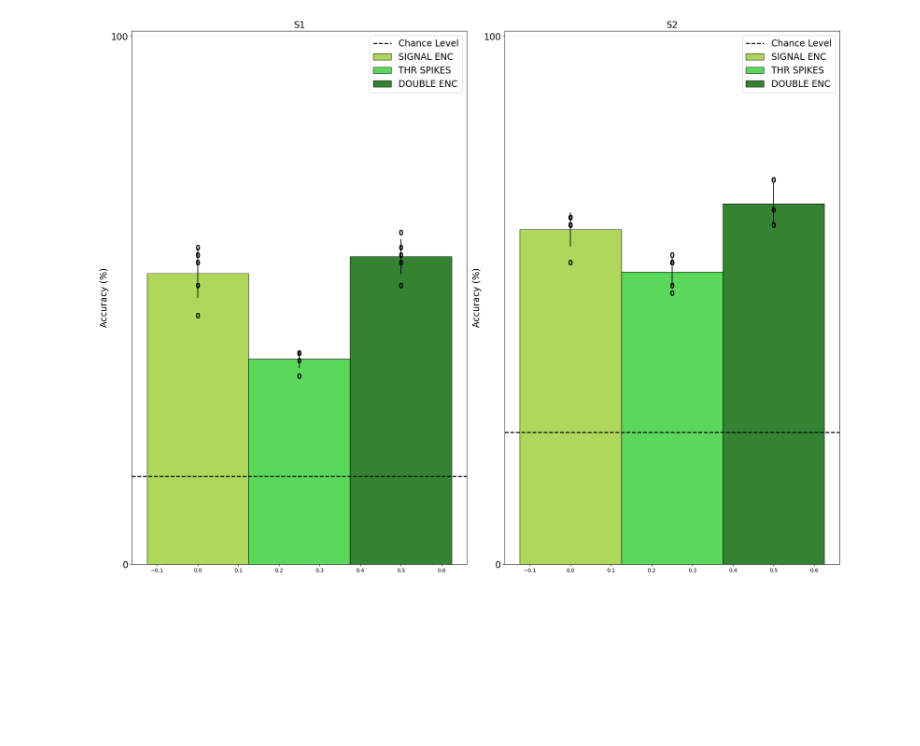
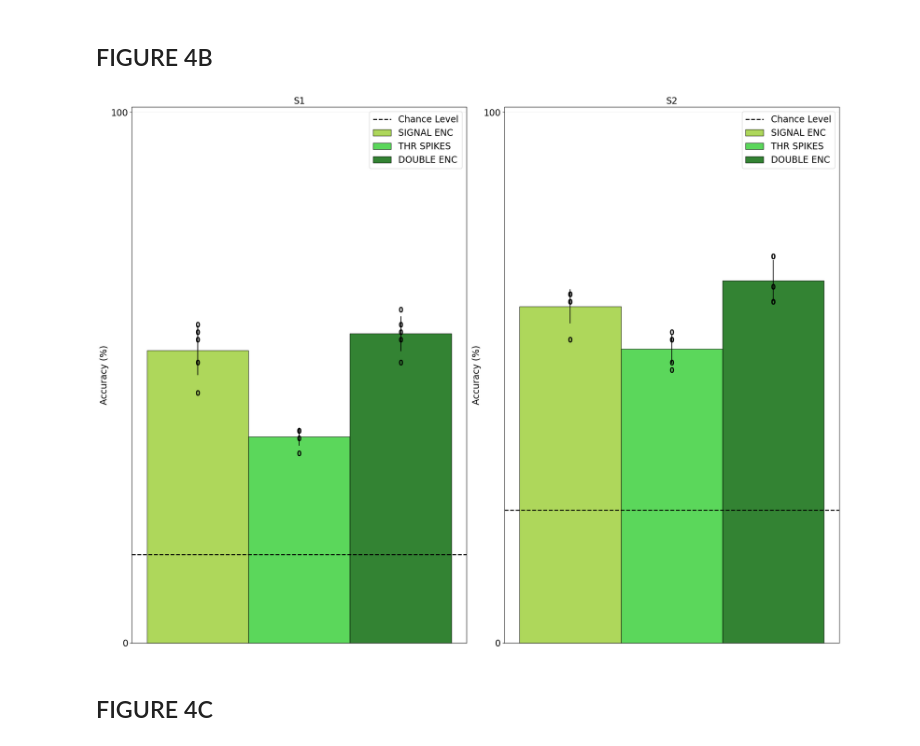
Before and after one commit to rossicecilia/intraneural_phantom_leg, a Jupyter notebook: intraneural_phantom_leg/plots/decoding_results.ipynb, the cells around one changed output. Drawn from its saved outputs; the diff is of its cells as text; code cells hidden in the pictures; blank space fills up the shorter version.

```diff
--- a/intraneural_phantom_leg/plots/decoding_results.ipynb
+++ b/intraneural_phantom_leg/plots/decoding_results.ipynb
@@ -10,9 +10,11 @@ df = pd.read_excel(file_path, sheet_name=sheet_name, engine='openpyxl')
 chance_level = [100/6, 100/4]
 
 def extracting_array_from_excel(df, row):
-    results = np.array([el for el in df.iloc[row] if el not in ['Enc', 'Thr', 'Double', 'SNN', 'SVM', 'MLP', 'imEMG', 'ENG', 'imEMG+ENG']])
+    results = np.array([el for el in df.iloc[row] if el not in ['Enc', 'Thr', 'Double', 'SNN', 'SVM', 'MLP', 'imEMG', 'ENG', 'imEMG+ENG', 'MLP rms', 'SVM rms', 'SVM power', 'MLP power', 'MLP spike rate', 'SVM spike rate', 'TIME1', 'TIME2', 'TIME3', 'TIME4']])
     # Remove NaN values
     return results[~np.isnan(results)]
+# %% [markdown]
+## FIGURE 4B
 # %%
 #FIGURE 4B
 results_lif_encoding_S1 = extracting_array_from_excel(df, 10)
@@ -25,37 +27,37 @@ results_double_encoding_S2 = extracting_array_from_excel(df, 16)
 results_lif_encoding = np.array([results_lif_encoding_S1, results_lif_encoding_S2]) * 100
 results_threshold_encoding = np.array([results_threshold_encoding_S1, results_threshold_encoding_S2]) * 100
 results_double_encoding = np.array([results_double_encoding_S1, results_double_encoding_S2]) * 100
 
 fig, ax = plt.subplots(nrows=1, ncols=2, figsize=(20,15))
 for i in range(2):
     index = np.arange(1)
     bars_width = 0.25
     opacity = 0.8
 
     rects_lif = ax[i].bar(index, [np.mean(results_lif_encoding[i])], bars_width, yerr = [np.std(results_lif_encoding[i])], alpha = opacity, label = 'SIGNAL ENC', edgecolor='black', color='yellowgreen')
     rects_thr = ax[i].bar(index+bars_width, [np.mean(results_threshold_encoding[i])], bars_width, yerr = [np.std(results_threshold_encoding[i])], alpha = opacity, label = 'THR SPIKES',edgecolor='black', color='limegreen')
     rects_double = ax[i].bar(index+2*bars_width, [np.mean(results_double_encoding[i])], bars_width, yerr = [np.std(results_double_encoding[i])], alpha = opacity, label = 'DOUBLE ENC',edgecolor='black', color='darkgreen')
 
     ax[i].scatter(index*np.ones(5), results_lif_encoding[i], color='black', s=100, zorder=3, marker='$0$')
     ax[i].scatter((index+bars_width)*np.ones(5), results_threshold_encoding[i], color='black', s=100, zorder=3, marker='$0$')
     ax[i].scatter((index+2*bars_width)*np.ones(5), results_double_encoding[i], color='black', s=100, zorder=3, marker='$0$')
     ax[i].axhline(y=chance_level[i], color='k', linestyle='--', linewidth=2, label='Chance Level')
 
     ax[i].set_ylabel('Accuracy (%)', fontsize='xx-large')
     ax[i].set_yticks([0,100],[0,100], fontsize='xx-large')
     ax[i].set_title('S%d' %(i+1), fontsize='xx-large')
     ax[i].set_ylim([0,101])
     ax[i].yaxis.grid(True, color='#EEEEEE')
     ax[i].xaxis.grid(False)
-    #plt.xticks(index+1/2*bars_width, ('Encoding', 'Threshold Spikes', 'Both (Enc + Thr Spikes)'), fontsize='xx-large')
     ax[i].legend(loc='upper right', fontsize='xx-large')
+    ax[i].set_xticks([])
 
 plt.tight_layout()
-#plt.savefig('FIGURE 4B')
-#plt.savefig('FIGURE 4B.svg', format='svg')
 plt.show()
 # %% [output]
-[figure, old version]
+[figure, new version]
+# %% [markdown]
+## FIGURE 4C
 # %%
 #FIGURE 4C
 results_snn_S1 = extracting_array_from_excel(df, 20)
```
Also changed, not shown: parts of 8 cells of this notebook, 1 other file.
